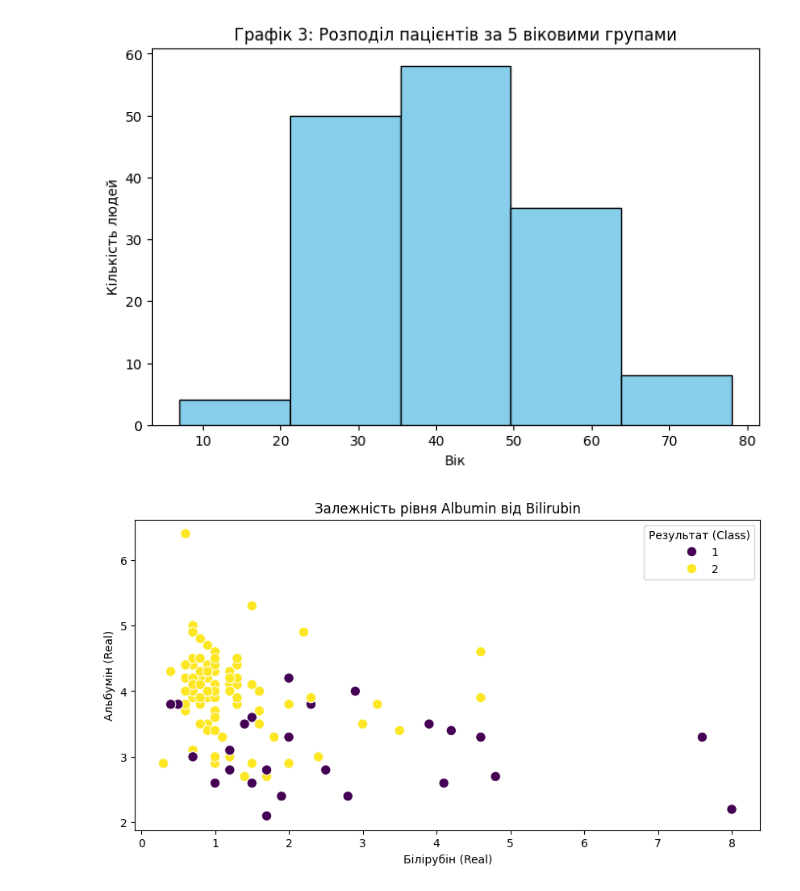
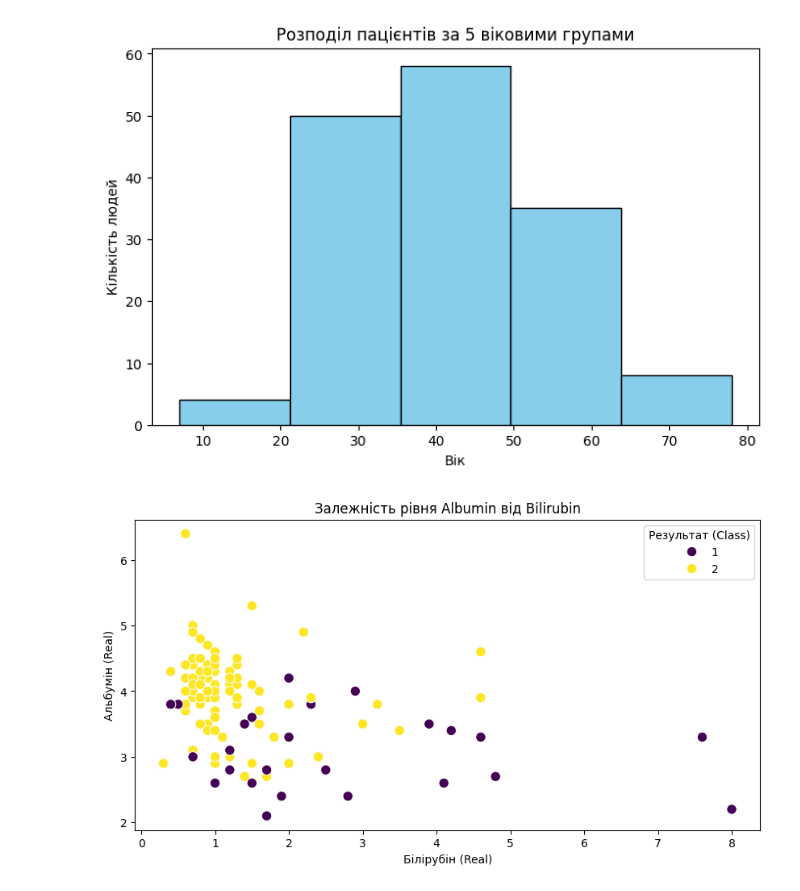
Before and after one commit to RomanShampur/ZPAD-labs, a Jupyter notebook: lab3/lab3_analyse.ipynb, the cells around one changed output. Drawn from its saved outputs; the diff is of its cells as text; code cells hidden in the pictures.

```diff
--- a/lab3/lab3_analyse.ipynb
+++ b/lab3/lab3_analyse.ipynb
@@ -33,13 +33,13 @@ plt.show()
 # %%
 #гістограма розподілу пацієнтів по п'яти вікових групах
 plt.figure(figsize=(8, 5))
 plt.hist(df['age'], bins=5, color='skyblue', edgecolor='black')
-plt.title("Графік 3: Розподіл пацієнтів за 5 віковими групами")
+plt.title("Розподіл пацієнтів за 5 віковими групами")
 plt.xlabel("Вік")
 plt.ylabel("Кількість людей")
 plt.show()
 # %% [output]
-[figure, old version]
+[figure, new version]
 # %%
 #графік залежності Albumin від Bilirubin
 plt.figure(figsize=(10, 5))
```
Also changed, not shown: parts of 1 cell of this notebook.
